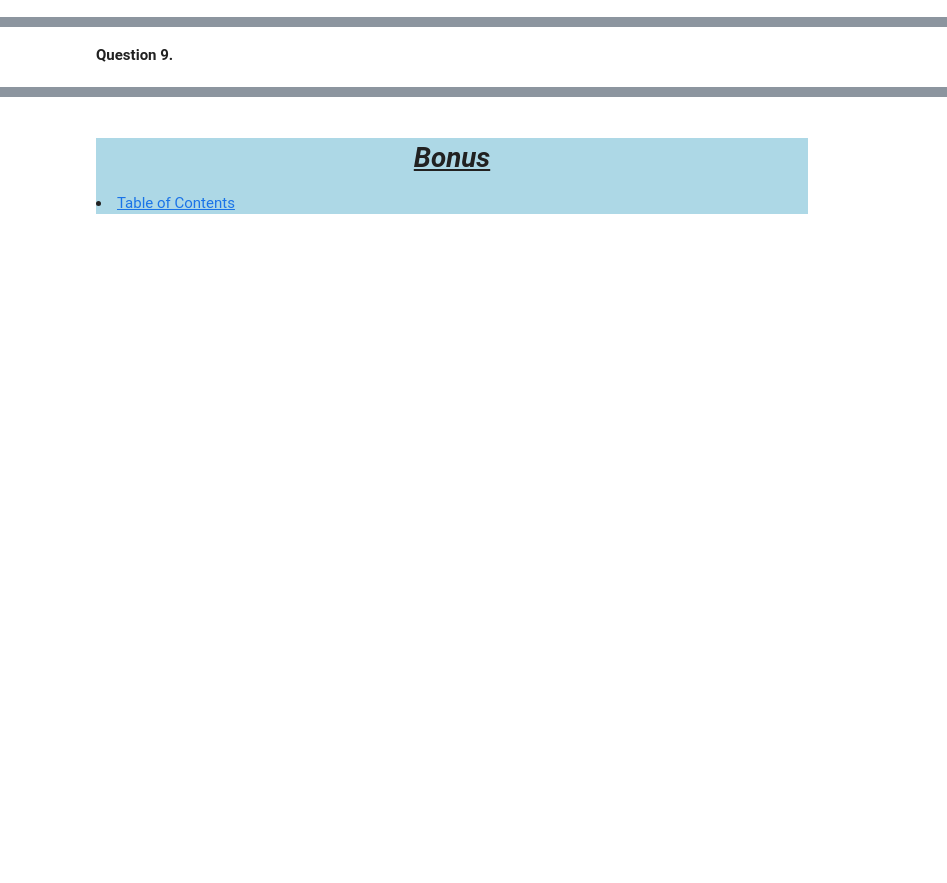
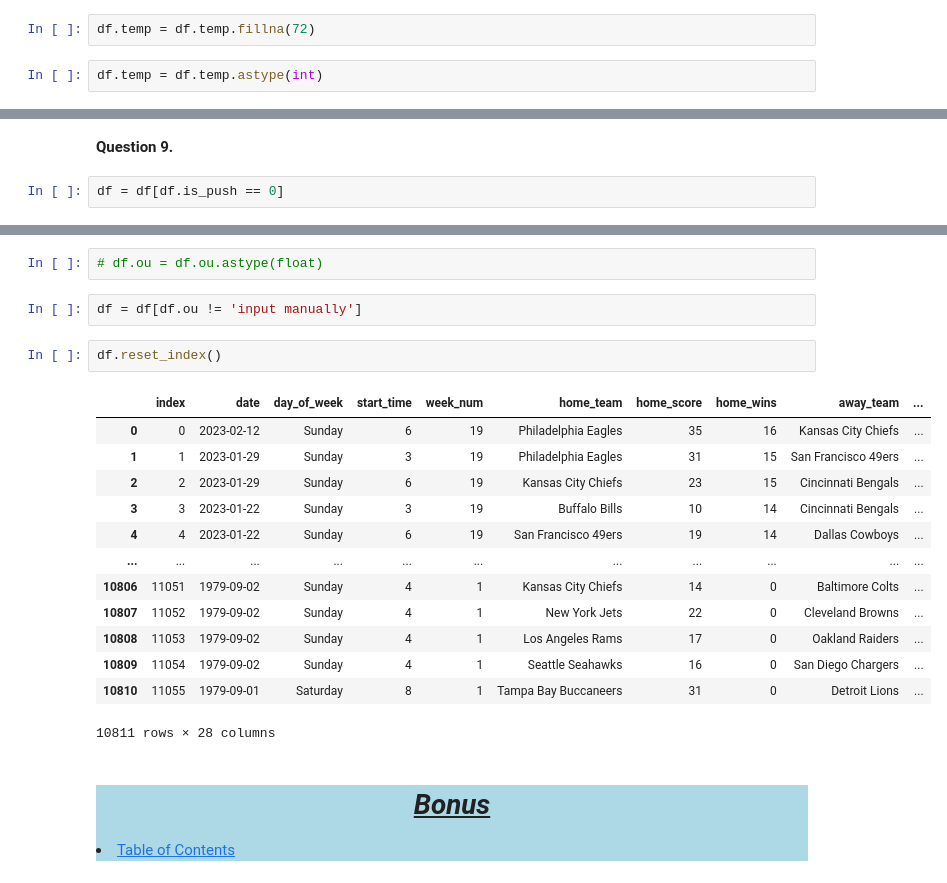
Before and after one commit to Project-Over-Under/Over_Under, a Jupyter notebook: PREPARE/josh_prep.ipynb, the cells around one changed output, grey strips where cells are left out. Saved outputs shown, nothing was run; the diff lists cells and outputs as text; blank space fills up the shorter version.

```diff
--- a/PREPARE/josh_prep.ipynb
+++ b/PREPARE/josh_prep.ipynb
@@ -456,0 +459,4 @@ df
+# %%
+df.temp = df.temp.fillna(72)
+# %%
+df.temp = df.temp.astype(int)
@@ -457,2 +483,4 @@ df
 # %% [markdown]
 <b>Question 9.</b>
+# %%
+df = df[df.is_push == 0]
@@ -459,3 +507,23 @@ df
+# %%
+# df.ou = df.ou.astype(float)
+# %%
+df = df[df.ou != 'input manually']
+# %%
+df.reset_index()
+# %% [output]
+|  | index | date | day_of_week | start_time | week_num | home_team | home_score | home_wins | away_team | ... |
+| 0 | 0 | 2023-02-12 | Sunday | 6 | 19 | Philadelphia Eagles | 35 | 16 | Kansas City Chiefs | ... |
+| 1 | 1 | 2023-01-29 | Sunday | 3 | 19 | Philadelphia Eagles | 31 | 15 | San Francisco 49ers | ... |
+| 2 | 2 | 2023-01-29 | Sunday | 6 | 19 | Kansas City Chiefs | 23 | 15 | Cincinnati Bengals | ... |
+| 3 | 3 | 2023-01-22 | Sunday | 3 | 19 | Buffalo Bills | 10 | 14 | Cincinnati Bengals | ... |
+| 4 | 4 | 2023-01-22 | Sunday | 6 | 19 | San Francisco 49ers | 19 | 14 | Dallas Cowboys | ... |
+| ... | ... | ... | ... | ... | ... | ... | ... | ... | ... | ... |
+| 10806 | 11051 | 1979-09-02 | Sunday | 4 | 1 | Kansas City Chiefs | 14 | 0 | Baltimore Colts | ... |
+| 10807 | 11052 | 1979-09-02 | Sunday | 4 | 1 | New York Jets | 22 | 0 | Cleveland Browns | ... |
+| 10808 | 11053 | 1979-09-02 | Sunday | 4 | 1 | Los Angeles Rams | 17 | 0 | Oakland Raiders | ... |
+| 10809 | 11054 | 1979-09-02 | Sunday | 4 | 1 | Seattle Seahawks | 16 | 0 | San Diego Chargers | ... |
+| 10810 | 11055 | 1979-09-01 | Saturday | 8 | 1 | Tampa Bay Buccaneers | 31 | 0 | Detroit Lions | ... |
+10811 rows × 28 columns
 # %% [markdown]
 <div style='background-color : lightblue'>
 <a id='bonus'></a>
```
Also changed, not shown: parts of 11 cells of this notebook, 1 other file.
